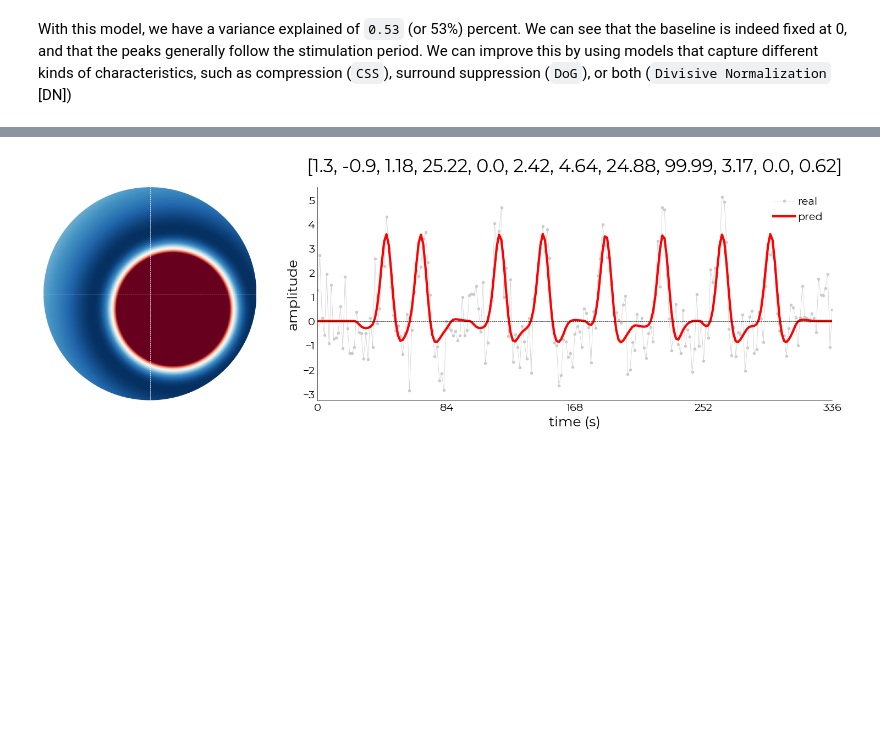
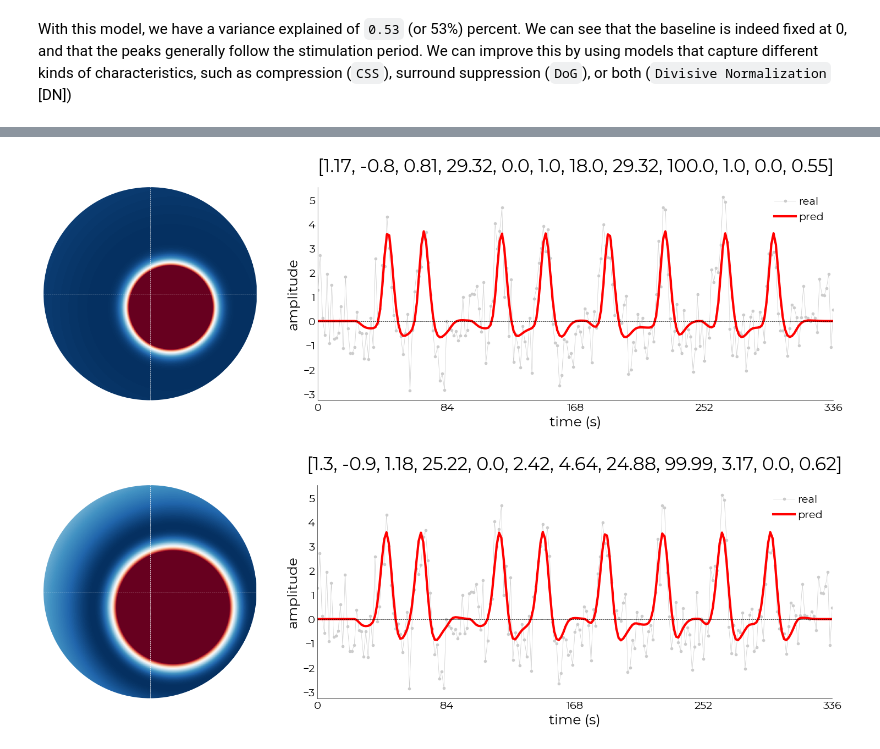
Before and after one commit to gjheij/fmriproc, a Jupyter notebook: doc/source/examples/prfmodelfitter.ipynb, the cells around one changed output, grey strips where cells are left out. Saved outputs shown, nothing was run; the diff lists cells and outputs as text; code cells hidden in the pictures; blank space fills up the shorter version.

```diff
--- a/doc/source/examples/prfmodelfitter.ipynb
+++ b/doc/source/examples/prfmodelfitter.ipynb
@@ -196,3 +197,11 @@ Iterfit took 0:00:08.314392
+# %%
+# plot the model fit
+_,_,_,pred2 = norm.plot_vox(
+    vox_nr=0,
+    title="pars",
+    model="norm")
+# %% [output]
+[figure, added]
 # %%
 # plot the model fit
 _,_,_,pred2 = norm.plot_vox(
```
Also changed, not shown: parts of 17 cells of this notebook, 1 other file.
